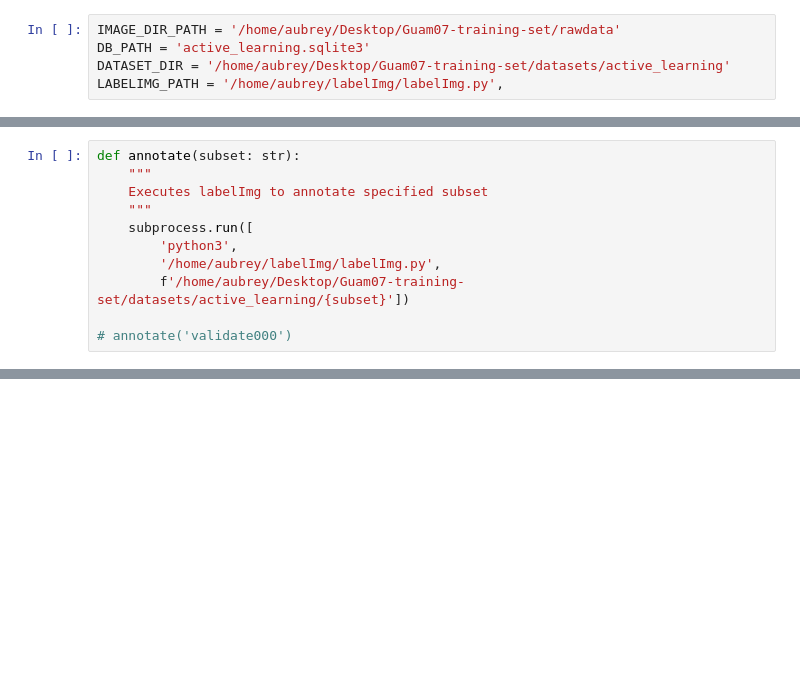
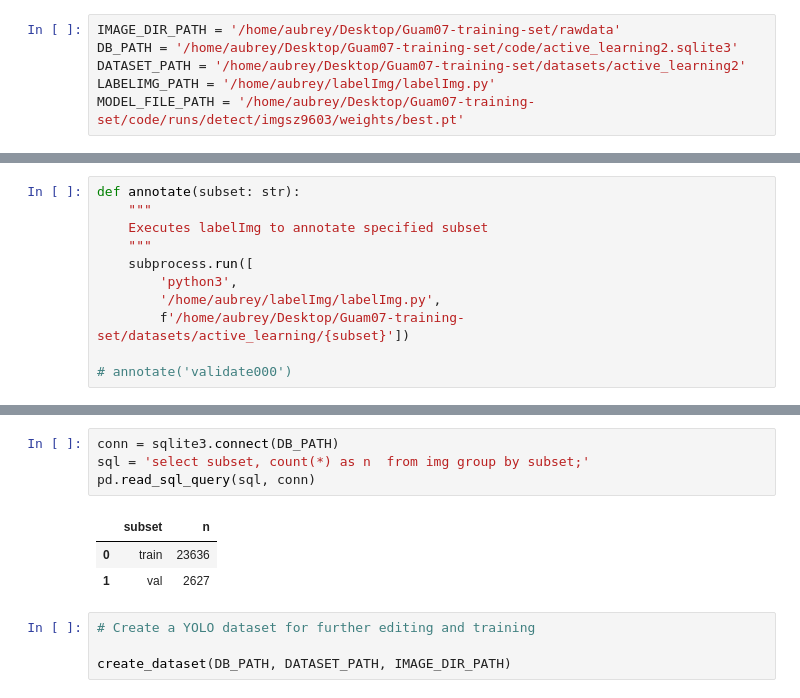
Before and after one commit to aubreymoore/code-for-CRB-damage-ai, a Jupyter notebook: active_learning.ipynb, the cells around one changed output, grey strips where cells are left out. Saved outputs shown, nothing was run; the diff lists cells and outputs as text; blank space fills up the shorter version.

```diff
--- a/active_learning.ipynb
+++ b/active_learning.ipynb
@@ -14,9 +15,10 @@ import shutil
 import subprocess
 # %%
 IMAGE_DIR_PATH = '/home/aubrey/Desktop/Guam07-training-set/rawdata'
-DB_PATH = 'active_learning.sqlite3'
-DATASET_DIR = '/home/aubrey/Desktop/Guam07-training-set/datasets/active_learning'
-LABELIMG_PATH = '/home/aubrey/labelImg/labelImg.py',
+DB_PATH = '/home/aubrey/Desktop/Guam07-training-set/code/active_learning2.sqlite3'
+DATASET_PATH = '/home/aubrey/Desktop/Guam07-training-set/datasets/active_learning2'
+LABELIMG_PATH = '/home/aubrey/labelImg/labelImg.py'
+MODEL_FILE_PATH = '/home/aubrey/Desktop/Guam07-training-set/code/runs/detect/imgsz9603/weights/best.pt'
 # %%
 def time_format():
     now = datetime.now()
@@ -141,0 +306,12 @@ def annotate(subset: str):
+# %%
+conn = sqlite3.connect(DB_PATH)
+sql = 'select subset, count(*) as n  from img group by subset;'
+pd.read_sql_query(sql, conn)
+# %% [output]
+|  | subset | n |
+| 0 | train | 23636 |
+| 1 | val | 2627 |
+# %%
+# Create a YOLO dataset for further editing and training
+
+create_dataset(DB_PATH, DATASET_PATH, IMAGE_DIR_PATH)
```
Also changed, not shown: parts of 19 cells of this notebook, 12 other files.
